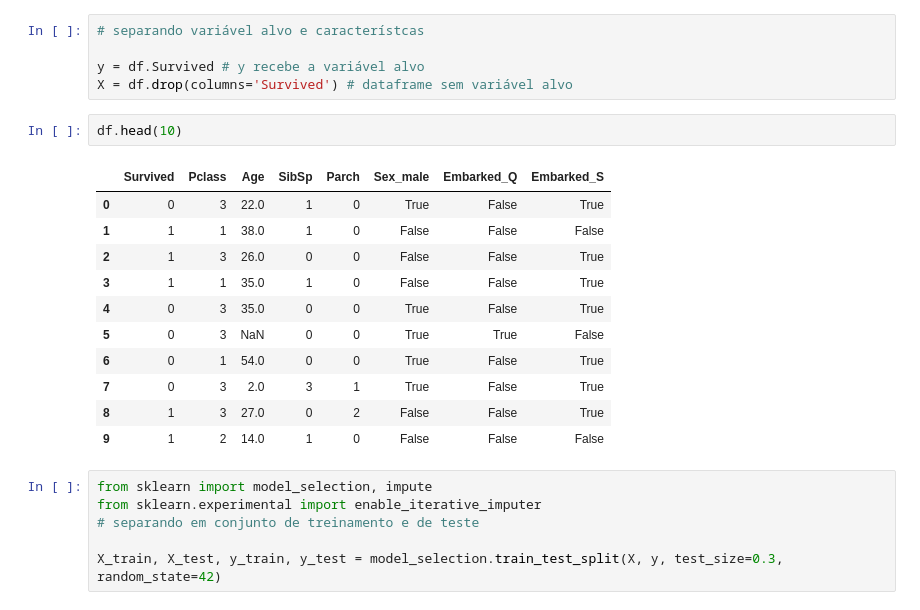
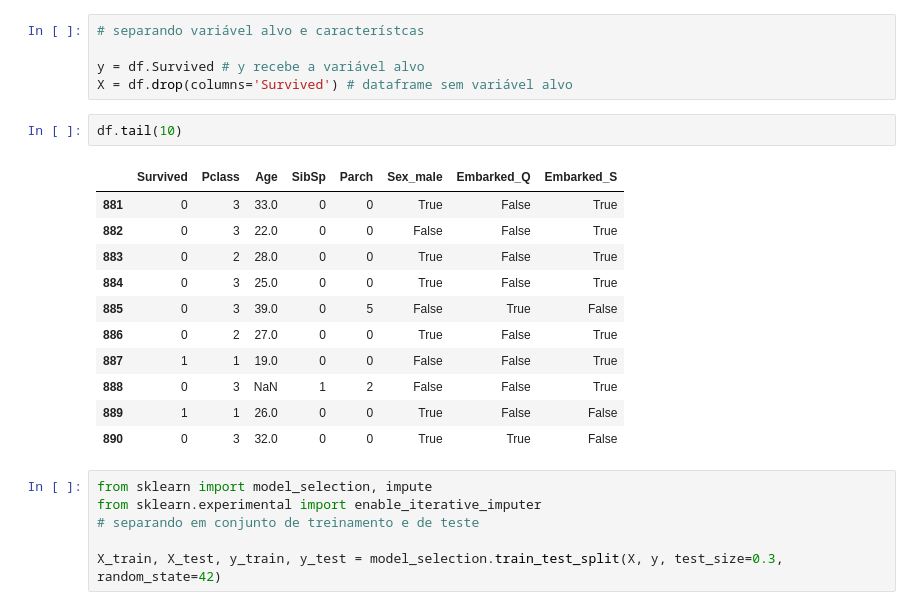
Before and after one commit to sarasantosdev/machine_learning_guia_de_referencia_rapida_estudos, a Jupyter notebook: machine_learning_guia_referencia_rapida.ipynb, the cells around one changed output. Cells and saved outputs as stored; diff of their text form.

```diff
--- a/machine_learning_guia_referencia_rapida.ipynb
+++ b/machine_learning_guia_referencia_rapida.ipynb
@@ -147,19 +147,19 @@ Index(['Survived', 'Pclass', 'Age', 'SibSp', 'Parch', 'Sex_male', 'Embarked_Q',
 y = df.Survived # y recebe a variável alvo
 X = df.drop(columns='Survived') # dataframe sem variável alvo
 # %%
-df.head(10)
+df.tail(10)
 # %% [output]
 |  | Survived | Pclass | Age | SibSp | Parch | Sex_male | Embarked_Q | Embarked_S |
-| 0 | 0 | 3 | 22.0 | 1 | 0 | True | False | True |
-| 1 | 1 | 1 | 38.0 | 1 | 0 | False | False | False |
-| 2 | 1 | 3 | 26.0 | 0 | 0 | False | False | True |
-| 3 | 1 | 1 | 35.0 | 1 | 0 | False | False | True |
-| 4 | 0 | 3 | 35.0 | 0 | 0 | True | False | True |
-| 5 | 0 | 3 | NaN | 0 | 0 | True | True | False |
-| 6 | 0 | 1 | 54.0 | 0 | 0 | True | False | True |
-| 7 | 0 | 3 | 2.0 | 3 | 1 | True | False | True |
-| 8 | 1 | 3 | 27.0 | 0 | 2 | False | False | True |
-| 9 | 1 | 2 | 14.0 | 1 | 0 | False | False | False |
+| 881 | 0 | 3 | 33.0 | 0 | 0 | True | False | True |
+| 882 | 0 | 3 | 22.0 | 0 | 0 | False | False | True |
+| 883 | 0 | 2 | 28.0 | 0 | 0 | True | False | True |
+| 884 | 0 | 3 | 25.0 | 0 | 0 | True | False | True |
+| 885 | 0 | 3 | 39.0 | 0 | 5 | False | True | False |
+| 886 | 0 | 2 | 27.0 | 0 | 0 | True | False | True |
+| 887 | 1 | 1 | 19.0 | 0 | 0 | False | False | True |
+| 888 | 0 | 3 | NaN | 1 | 2 | False | False | True |
+| 889 | 1 | 1 | 26.0 | 0 | 0 | True | False | False |
+| 890 | 0 | 3 | 32.0 | 0 | 0 | True | True | False |
 # %%
 from sklearn import model_selection, impute
 from sklearn.experimental import enable_iterative_imputer
```
Also changed, not shown: parts of 3 cells of this notebook.
